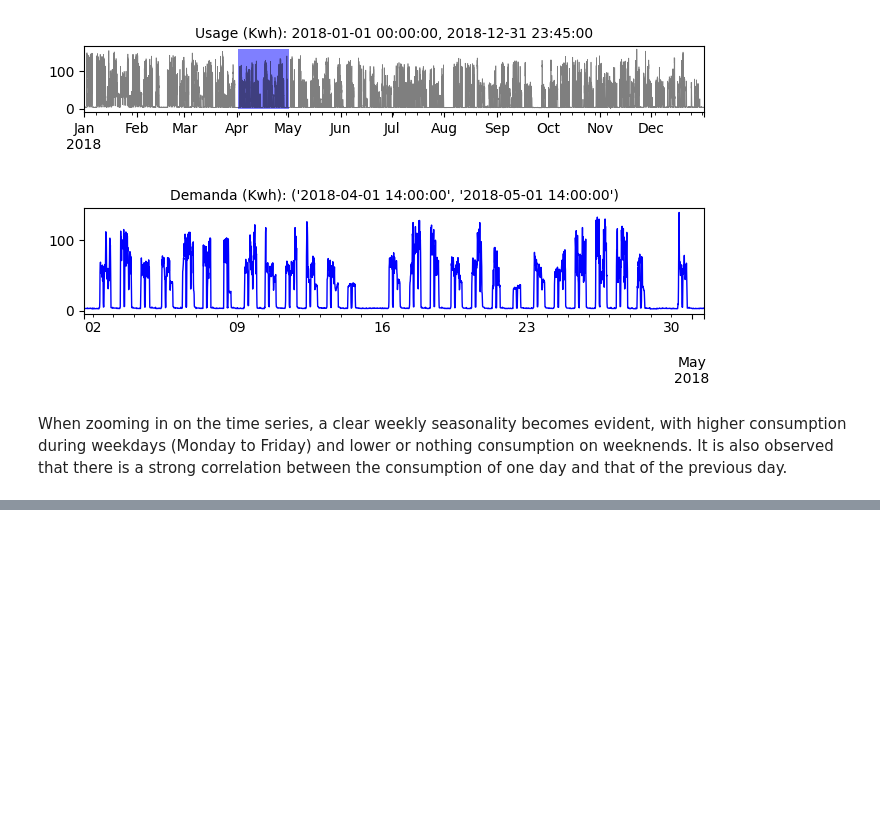
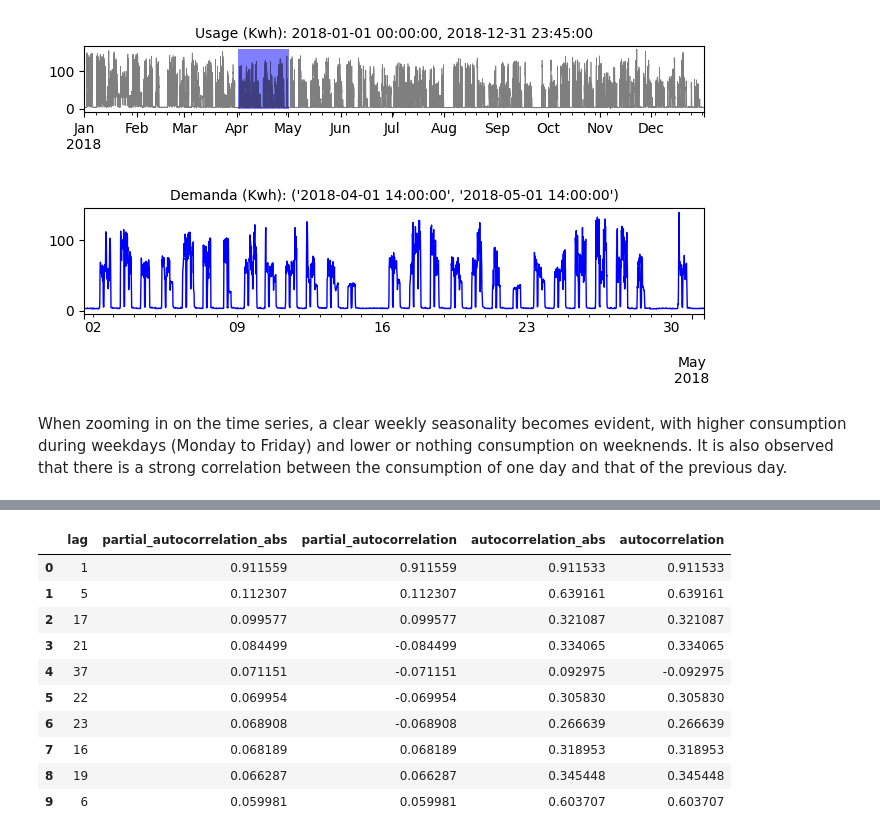
Before and after one commit to xbadiam/Energy_consumption_steel_industry, a Jupyter notebook: notebooks/Energy_consumption_steel_industry.ipynb, the cells around one changed output, grey strips where cells are left out. Cells and saved outputs as stored; diff of their text form; code cells hidden in the pictures; blank space fills up the shorter version.

```diff
--- a/notebooks/Energy_consumption_steel_industry.ipynb
+++ b/notebooks/Energy_consumption_steel_industry.ipynb
@@ -239,0 +276,20 @@ fig.tight_layout()
+# %%
+# Top 10 lags con mayor autocorrelación parcial absoluta
+# ==============================================================================
+calculate_lag_autocorrelation(
+    data    = data['Usage_kWh'],
+    n_lags  = 60,
+    sort_by = "partial_autocorrelation_abs"
+).head(10)
+# %% [output]
+|  | lag | partial_autocorrelation_abs | partial_autocorrelation | autocorrelation_abs | autocorrelation |
+| 0 | 1 | 0.911559 | 0.911559 | 0.911533 | 0.911533 |
+| 1 | 5 | 0.112307 | 0.112307 | 0.639161 | 0.639161 |
+| 2 | 17 | 0.099577 | 0.099577 | 0.321087 | 0.321087 |
+| 3 | 21 | 0.084499 | -0.084499 | 0.334065 | 0.334065 |
+| 4 | 37 | 0.071151 | -0.071151 | 0.092975 | -0.092975 |
+| 5 | 22 | 0.069954 | -0.069954 | 0.305830 | 0.305830 |
+| 6 | 23 | 0.068908 | -0.068908 | 0.266639 | 0.266639 |
+| 7 | 16 | 0.068189 | 0.068189 | 0.318953 | 0.318953 |
+| 8 | 19 | 0.066287 | 0.066287 | 0.345448 | 0.345448 |
+| 9 | 6 | 0.059981 | 0.059981 | 0.603707 | 0.603707 |
```
Also changed, not shown: parts of 6 cells of this notebook.
